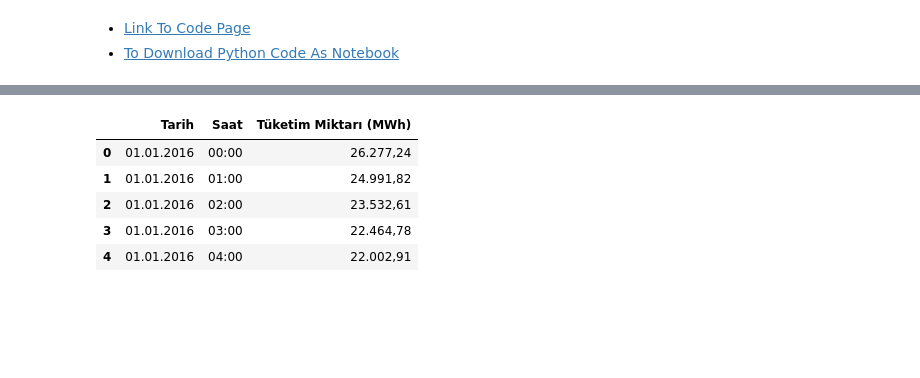
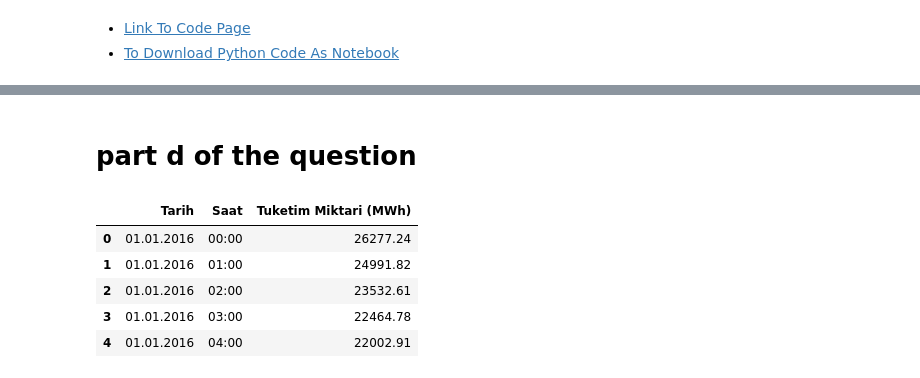
Before and after one commit to BU-IE-582/fall19-omarburk, a Jupyter notebook: IE582_HW3.ipynb, the cells around one changed output, grey strips where cells are left out. Drawn from its saved outputs; the diff is of its cells as text; code cells hidden in the pictures; blank space fills up the shorter version.

```diff
--- a/IE582_HW3.ipynb
+++ b/IE582_HW3.ipynb
@@ -16,2 +20,4 @@ from sklearn.linear_model import LassoCV
 # %%
-df = pd.read_csv("GercekZamanliTuketim-01012016-01112019.csv")
+df = pd.read_csv("GercekZamanliTuketim-01012016-18112019.csv")
+# %%
+df["Tuketim Miktari (MWh)"] = df["Tuketim Miktari (MWh)"].str.replace('.', '').str.replace(',', '.').astype(float)
@@ -17,0 +26,3 @@ df = pd.read_csv("GercekZamanliTuketim-01012016-01112019.csv")
+# %%
+df["lag_168"] = np.concatenate((np.zeros(168),np.array(df.iloc[:33840,2])))
+df["lag_48"] = np.concatenate((np.zeros(48),np.array(df.iloc[:33960,2])))
@@ -18,9 +236,13 @@ df = pd.read_csv("GercekZamanliTuketim-01012016-01112019.csv")
+# %% [markdown]
+# part d of the question
+# %%
+df2 = df.drop(columns=["lag_168","lag_48"])
 # %%
-df.head()
+df2.head()
 # %% [output]
-|  | Tarih | Saat | Tüketim Miktarı (MWh) |
-| 0 | 01.01.2016 | 00:00 | 26.277,24 |
-| 1 | 01.01.2016 | 01:00 | 24.991,82 |
-| 2 | 01.01.2016 | 02:00 | 23.532,61 |
-| 3 | 01.01.2016 | 03:00 | 22.464,78 |
-| 4 | 01.01.2016 | 04:00 | 22.002,91 |
+|  | Tarih | Saat | Tuketim Miktari (MWh) |
+| 0 | 01.01.2016 | 00:00 | 26277.24 |
+| 1 | 01.01.2016 | 01:00 | 24991.82 |
+| 2 | 01.01.2016 | 02:00 | 23532.61 |
+| 3 | 01.01.2016 | 03:00 | 22464.78 |
+| 4 | 01.01.2016 | 04:00 | 22002.91 |
```
Also changed, not shown: parts of 43 cells of this notebook.
